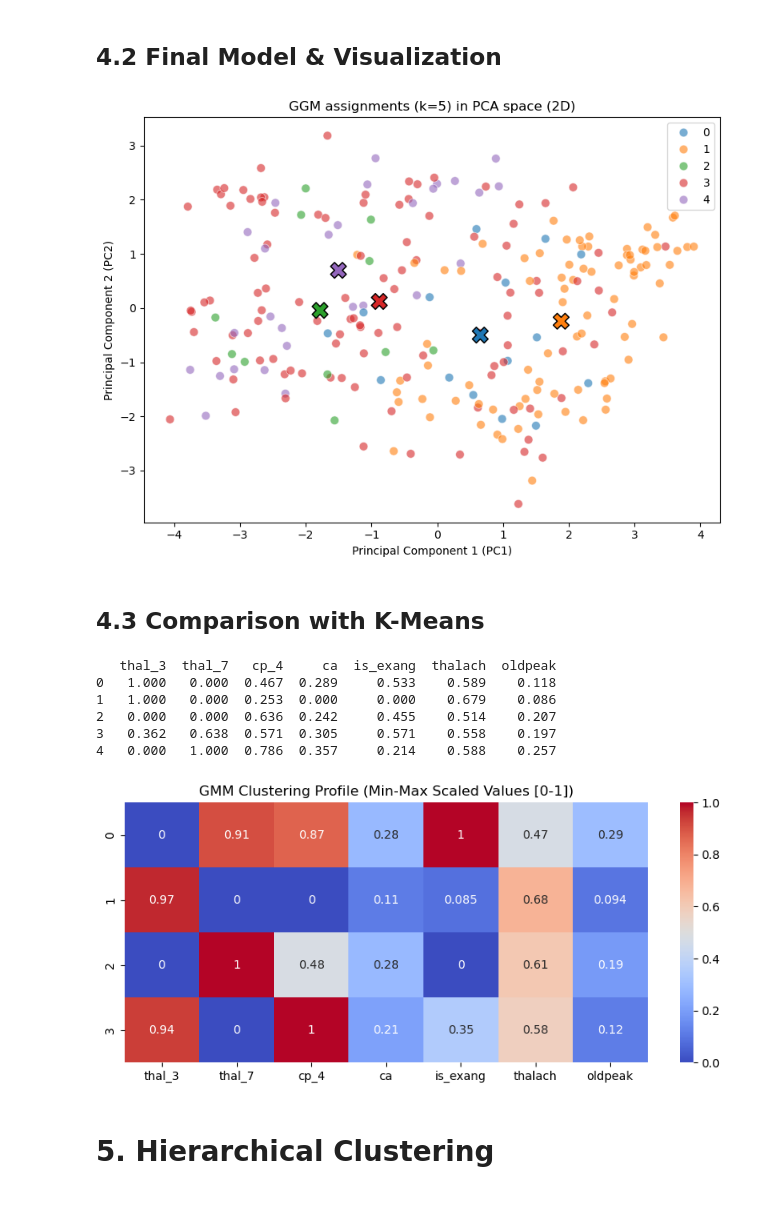
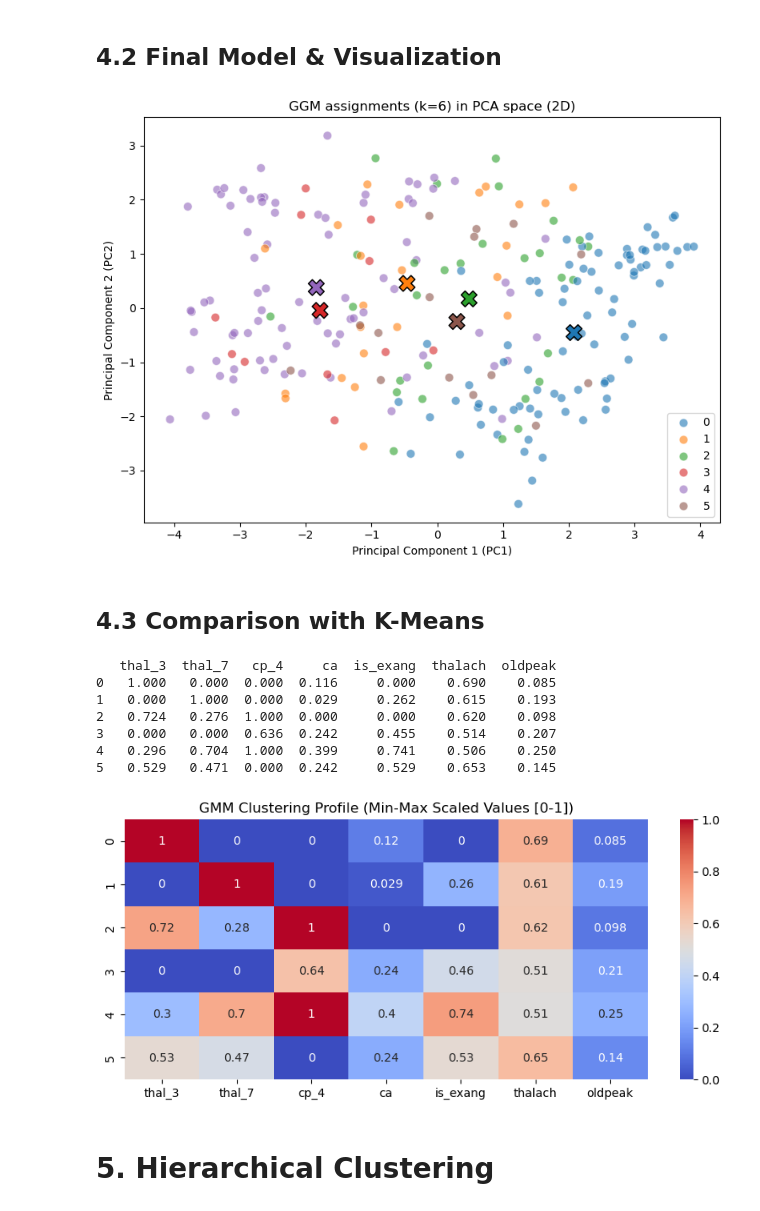
Before and after one commit to Joaomuianga/ML-team-collaboration, a Jupyter notebook: notebooks/Team11_UnsupervisedLearning_Notebook.ipynb, the cells around one changed output. Drawn from its saved outputs; the diff is of its cells as text; code cells hidden in the pictures.

```diff
--- a/notebooks/Team11_UnsupervisedLearning_Notebook.ipynb
+++ b/notebooks/Team11_UnsupervisedLearning_Notebook.ipynb
@@ -759,7 +759,7 @@ plt.show()
 ## 4.2 Final Model & Visualization
 # %%
 # Select best k and adjust the final model
-best_k = 5
+best_k = 6
 gmm_best = GaussianMixture(
     n_components=best_k,
     covariance_type='full',
@@ -805,28 +805,29 @@ plt.legend()
 plt.tight_layout()
 plt.show()
 # %% [output]
-[figure, old version]
+[figure, new version]
 # %% [markdown]
 ## 4.3 Comparison with K-Means
 # %%
 gmm_profile = pd.DataFrame(
     gmm_best.means_,
     columns=X_clustering.columns
 )
 print(gmm_profile.round(3))
 
 plt.figure(figsize=(10, 4))
-sns.heatmap(km_profile.round(3).abs(), annot=True, cmap='coolwarm', center = 0.5)
+sns.heatmap(gmm_profile.round(3).abs(), annot=True, cmap='coolwarm', center = 0.5)
 plt.title('GMM Clustering Profile (Min-Max Scaled Values [0-1])')
 plt.show()
 # %% [output]
    thal_3  thal_7   cp_4     ca  is_exang  thalach  oldpeak
-0   1.000   0.000  0.467  0.289     0.533    0.589    0.118
-1   1.000   0.000  0.253  0.000     0.000    0.679    0.086
-2   0.000   0.000  0.636  0.242     0.455    0.514    0.207
-3   0.362   0.638  0.571  0.305     0.571    0.558    0.197
-4   0.000   1.000  0.786  0.357     0.214    0.588    0.257
+0   1.000   0.000  0.000  0.116     0.000    0.690    0.085
+1   0.000   1.000  0.000  0.029     0.262    0.615    0.193
+2   0.724   0.276  1.000  0.000     0.000    0.620    0.098
+3   0.000   0.000  0.636  0.242     0.455    0.514    0.207
+4   0.296   0.704  1.000  0.399     0.741    0.506    0.250
+5   0.529   0.471  0.000  0.242     0.529    0.653    0.145
-[figure, old version]
+[figure, new version]
 # %% [markdown]
 # 5. Hierarchical Clustering
 # %% [markdown]
```
Also changed, not shown: parts of 10 cells of this notebook.
